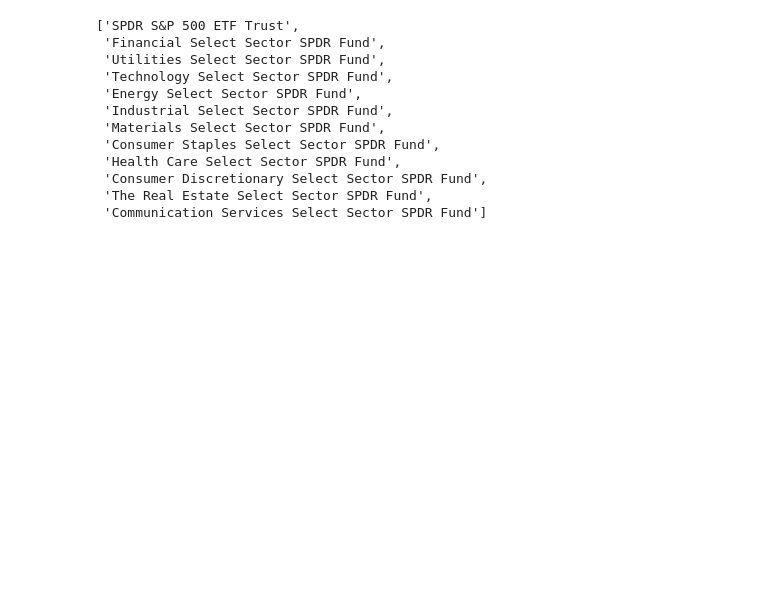
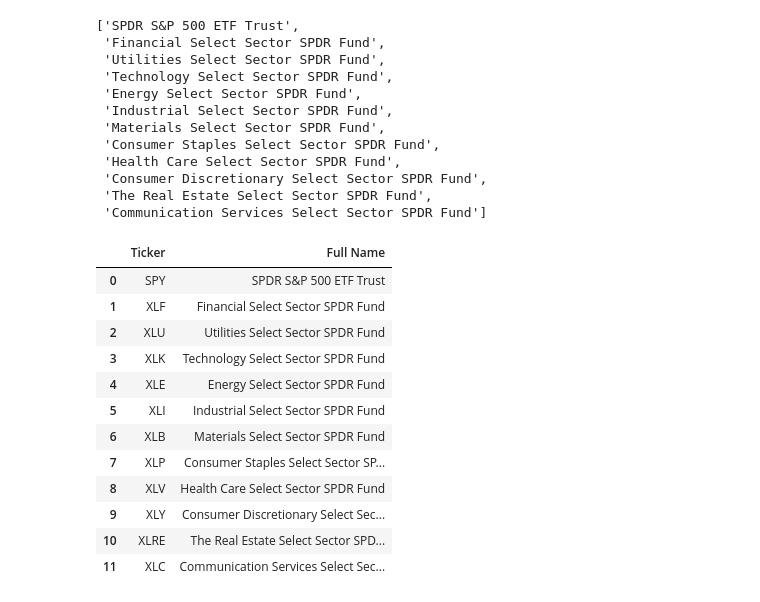
Before and after one commit to dmtiblin/Project-1, a Jupyter notebook: Galen/project 1 test/sp500test.ipynb, the cells around one changed output. Saved outputs shown, nothing was run; the diff lists cells and outputs as text; code cells hidden in the pictures; blank space fills up the shorter version.

```diff
--- a/Galen/project 1 test/sp500test.ipynb
+++ b/Galen/project 1 test/sp500test.ipynb
@@ -96,6 +94,25 @@ namelist
  'Consumer Discretionary Select Sector SPDR Fund',
  'The Real Estate Select Sector SPDR Fund',
  'Communication Services Select Sector SPDR Fund']
+# %%
+# create dataframe to correspond tickers and full names
+name_df = pd.DataFrame({'Ticker': tickerlist,
+                       'Full Name': namelist})
+name_df
+# %% [output]
+|  | Ticker | Full Name |
+| 0 | SPY | SPDR S&P 500 ETF Trust |
+| 1 | XLF | Financial Select Sector SPDR Fund |
+| 2 | XLU | Utilities Select Sector SPDR Fund |
+| 3 | XLK | Technology Select Sector SPDR Fund |
+| 4 | XLE | Energy Select Sector SPDR Fund |
+| 5 | XLI | Industrial Select Sector SPDR Fund |
+| 6 | XLB | Materials Select Sector SPDR Fund |
+| 7 | XLP | Consumer Staples Select Sector SP... |
+| 8 | XLV | Health Care Select Sector SPDR Fund |
+| 9 | XLY | Consumer Discretionary Select Sec... |
+| 10 | XLRE | The Real Estate Select Sector SPD... |
+| 11 | XLC | Communication Services Select Sec... |
 # %%
 # pull price history for each index
 histlist = [tick.history(start=mindate, end=maxdate) for tick in tickers]
```
Also changed, not shown: parts of 26 cells of this notebook, 1 other file.
